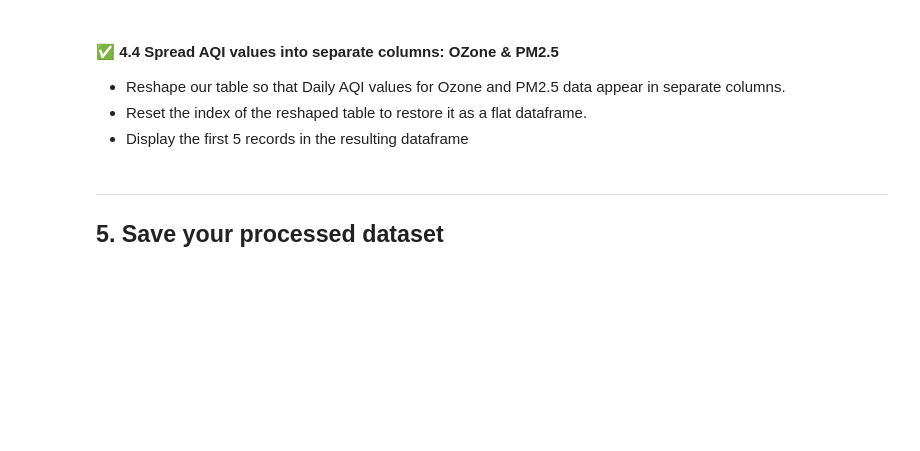
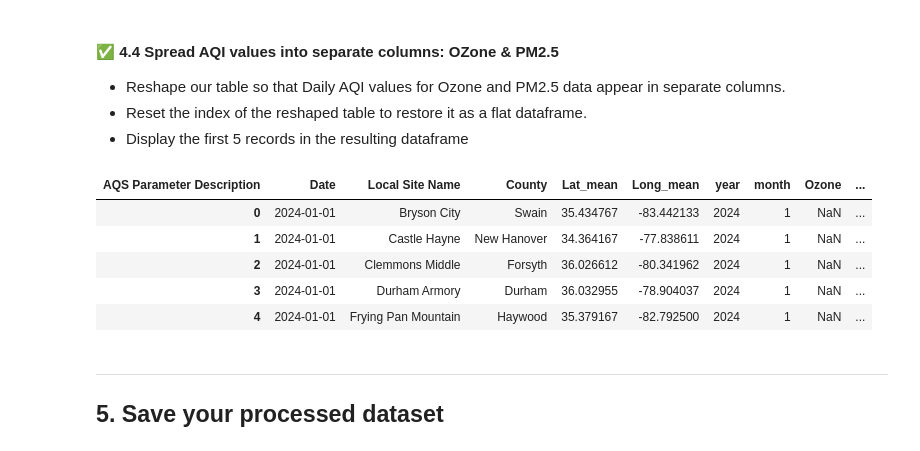
Before and after one commit to mbunker11/ENVR700, a Jupyter notebook: Assignments/MB1012_A4-Wrangling.ipynb, the cells around one changed output. Drawn from its saved outputs; the diff is of its cells as text; code cells hidden in the pictures; blank space fills up the shorter version.

```diff
--- a/Assignments/MB1012_A4-Wrangling.ipynb
+++ b/Assignments/MB1012_A4-Wrangling.ipynb
@@ -269,6 +333,30 @@ We want a dataset that lists one record per measured pollutant per location per
 * Display the first 5 records in the resulting dataframe
 # %%
 # 4.4 Spread data so Ozone, PM2.5 daily AQI valiues occupy separate columns
+
+# I am slightly unsure if I understand this or not... I think it was a pivot table?
+# do we keep the other column headings???????
+index_cols = ["Date", "Local Site Name", "County", "Lat_mean", "Long_mean", "year", "month"]
+
+AQS_daily_wide = (
+    AQS_summary
+    .pivot_table(
+        index= index_cols,
+        columns="AQS Parameter Description",
+        values= "AQI_mean"  #i accidentally had this in [square brackets]
+                            #and that cause Ozone and PM2.5 to be multi-index
+    )
+    .reset_index()
+)
+
+AQS_daily_wide.head()
+# %% [output]
+| AQS Parameter Description | Date | Local Site Name | County | Lat_mean | Long_mean | year | month | Ozone | ... |
+| 0 | 2024-01-01 | Bryson City | Swain | 35.434767 | -83.442133 | 2024 | 1 | NaN | ... |
+| 1 | 2024-01-01 | Castle Hayne | New Hanover | 34.364167 | -77.838611 | 2024 | 1 | NaN | ... |
+| 2 | 2024-01-01 | Clemmons Middle | Forsyth | 36.026612 | -80.341962 | 2024 | 1 | NaN | ... |
+| 3 | 2024-01-01 | Durham Armory | Durham | 36.032955 | -78.904037 | 2024 | 1 | NaN | ... |
+| 4 | 2024-01-01 | Frying Pan Mountain | Haywood | 35.379167 | -82.792500 | 2024 | 1 | NaN | ... |
 # %% [markdown]
 ---
 ## 5. Save your processed dataset
```
Also changed, not shown: parts of 6 cells of this notebook, 2 other files.
